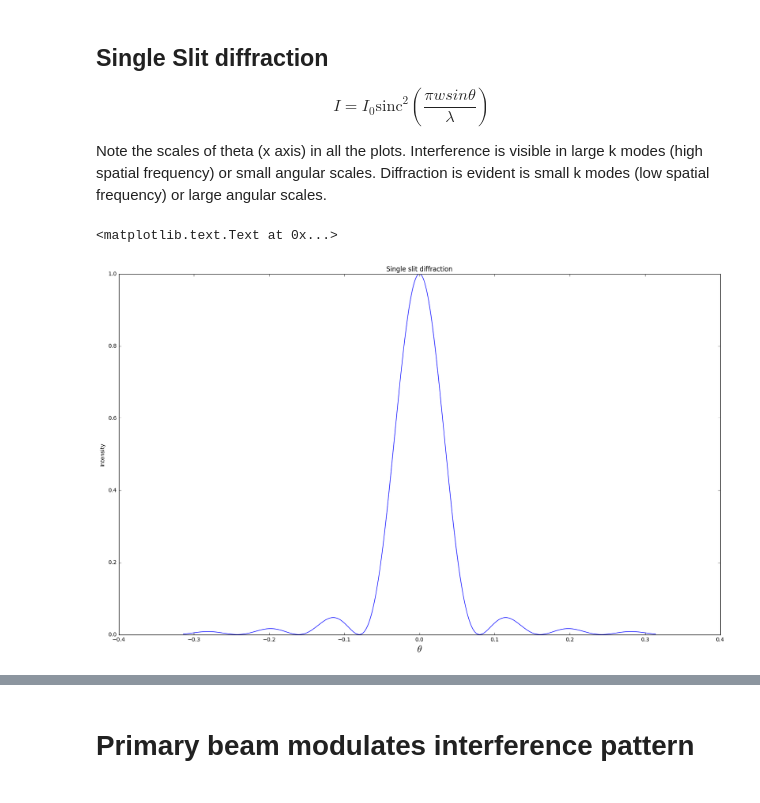
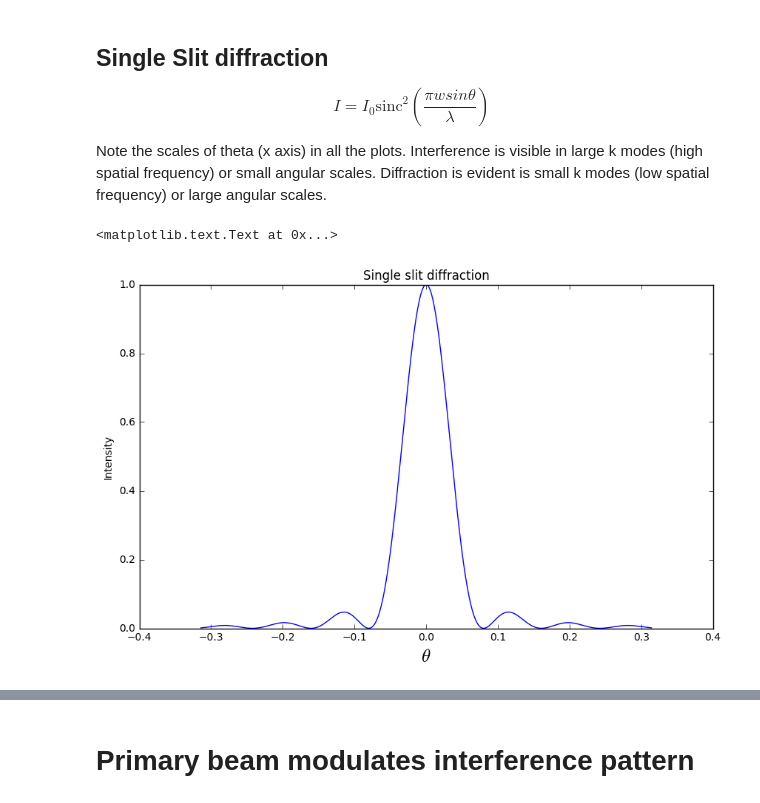
Before and after one commit to dgorthi/Notes, a Jupyter notebook: gsps_6oct2017.ipynb, the cells around one changed output, grey strips where cells are left out. Cells and saved outputs as stored; diff of their text form; code cells hidden in the pictures.

```diff
--- a/gsps_6oct2017.ipynb
+++ b/gsps_6oct2017.ipynb
@@ -202,7 +198,6 @@ ax.plot(theta,I1,lw=2,label=r'$\lambda = 210$')
 # %% [markdown]
 ## Changing distance of separation and wavelength has the exact same effect it has in Young's Double Slit Experiment.
 # %%
-plt.rcParams['figure.figsize'] = (20, 12)
 theta = np.linspace(-np.pi/2,np.pi/2,num=1000)
 wv = [210, 250, 300]
 d = [1400,2000]
@@ -212,6 +207,7 @@ for bl in d:
     for l in wv:
         I[bl][l] = (np.cos(np.pi*bl*np.sin(theta)/l))**2
 
+plt.rcParams['figure.figsize'] = (14, 14)
 ax = plt.subplot(121,projection='polar')
 ax.set_theta_zero_location('N')
 ax.set_theta_direction(-1)
@@ -250,18 +246,19 @@ Note the scales of theta (x axis) in all the plots. Interference is visible in l
 # %%
 # Diffraction with single slit
 theta = np.linspace(-np.pi/10,np.pi/10,num=1000)
 wv = 800e-9 #m #d/wv ~ 200
 a = 0.01e-3
 I = (np.sinc(a*np.sin(theta)/wv))**2
 
+plt.rcParams['figure.figsize'] = (10, 6)
 fig,ax = plt.subplots(1,1)
 ax.plot(theta,I)
 ax.set_xlabel(r'$\theta$',fontsize=18)
 ax.set_ylabel('Intensity')
 ax.set_title('Single slit diffraction')
 # %% [output]
 <matplotlib.text.Text at 0x...>
-[figure, old version]
+[figure, new version]
 # %%
 theta = np.linspace(-np.pi/2,np.pi/2,num=1000)
 wv = 200
```
Also changed, not shown: parts of 10 cells of this notebook, 2 other files.
